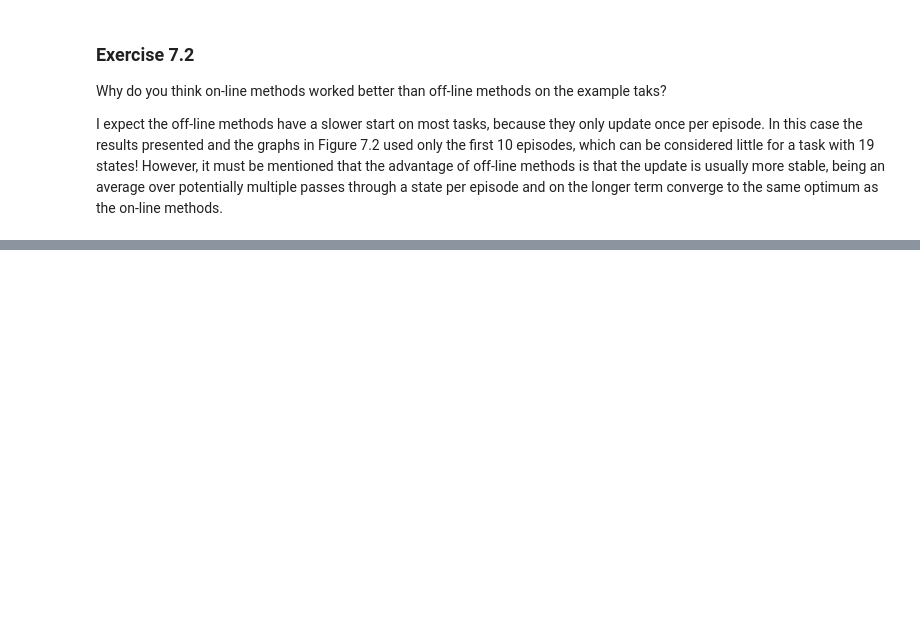
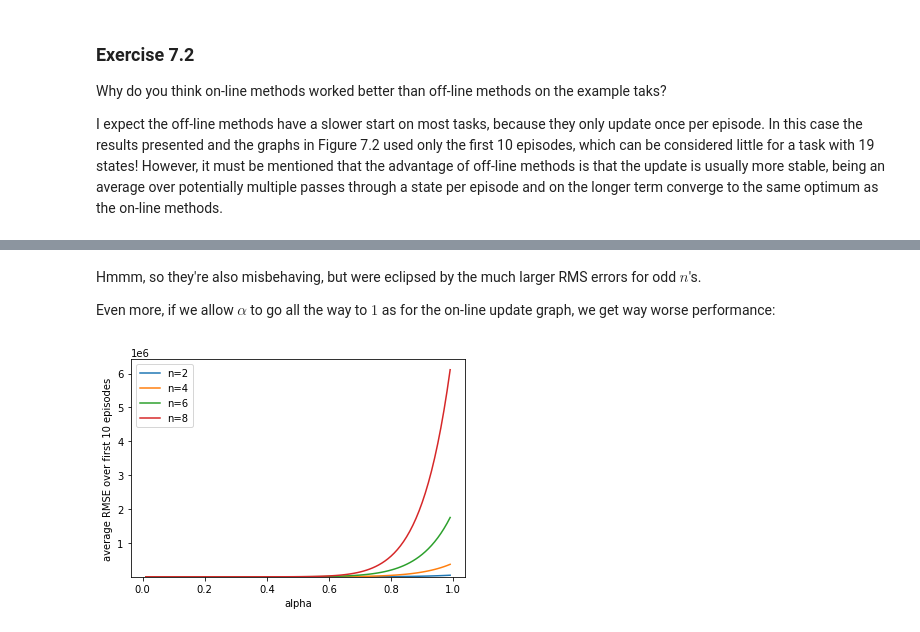
Before and after one commit to pacalab/rl_sutton_barto, a Jupyter notebook: Chapter_7/Chapter_7.ipynb, the cells around one changed output, grey strips where cells are left out. Cells and saved outputs as stored; diff of their text form; code cells hidden in the pictures; blank space fills up the shorter version.

```diff
--- a/Chapter_7/Chapter_7.ipynb
+++ b/Chapter_7/Chapter_7.ipynb
@@ -46,0 +185,24 @@ For these two reasons we observe worse performance from odd $n$'s, especially fo
+# %% [markdown]
+Hmmm, so they're also misbehaving, but were eclipsed by the much larger RMS errors for odd $n$'s.
+
+Even more, if we allow $\alpha$ to go all the way to $1$ as for the on-line update graph, we get way worse performance:
+# %%
+# Reproduce Figure 7.2, off-line update, but only for even n's and no upward limit
+alpha_list = [a/100. for a in range(1, 100)] # from 0.01 to 0.99
+for n in [2, 4, 6, 8]:
+    rmse = []
+    for alpha in alpha_list:
+        tmp_rmse = 0.
+        for e in range(100):
+            walks = experiments[e]  # the set of 10 walks
+            V = off_line_n_step_update(walks, n=n, alpha=alpha)
+            tmp_rmse += math.sqrt(sum([(vi - true_vi)**2 for vi, true_vi in zip(V, true_V)]) / (len(V) - 2)) # exclude terminal states
+        rmse.append(tmp_rmse / 100.)  # average over the 100 experiments
+    plt.plot(alpha_list, rmse, label=f'n={n}')
+plt.xlabel('alpha')
+plt.ylabel('average RMSE over first 10 episodes')
+plt.ylim(bottom=0.2)
+plt.legend()
+plt.show()
+# %% [output]
+[figure, added]
```
Also changed, not shown: parts of 13 cells of this notebook.
